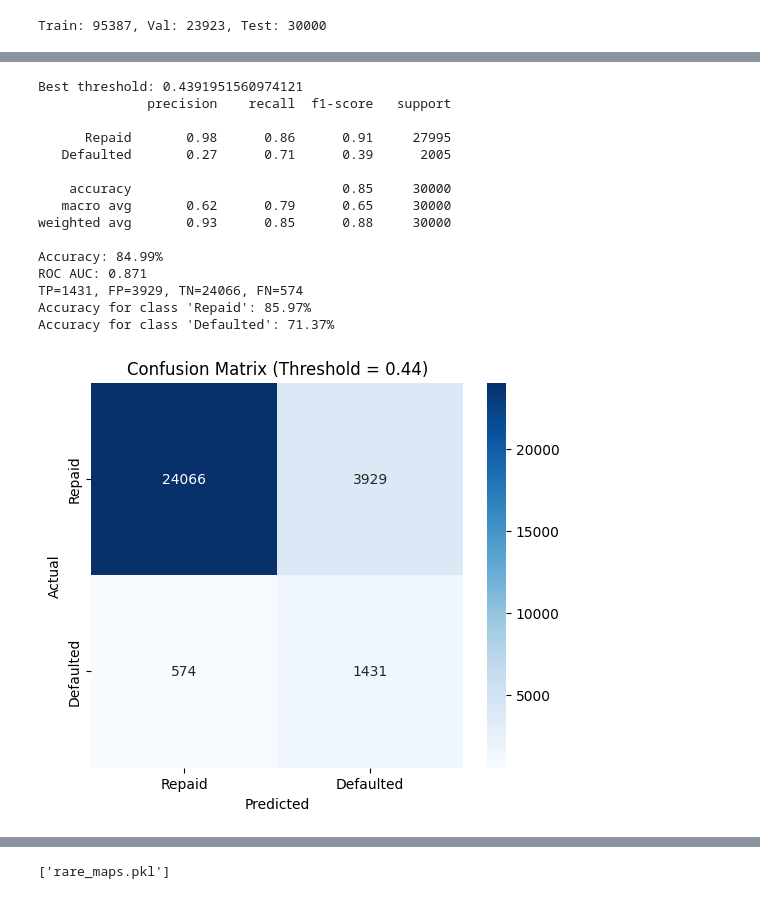
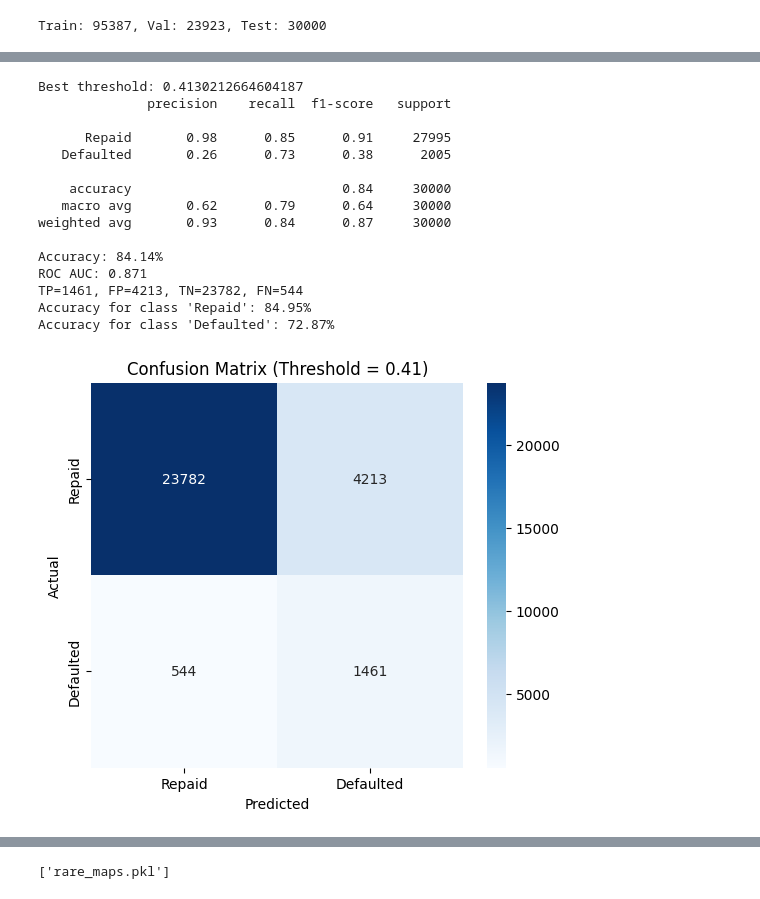
Before and after one commit to sunnysunny77/loan, a Jupyter notebook: cr.ipynb, the cells around one changed output, grey strips where cells are left out. Cells and saved outputs as stored; diff of their text form; code cells hidden in the pictures.

```diff
--- a/cr.ipynb
+++ b/cr.ipynb
@@ -49,7 +69,7 @@ Using xgb device: cuda
 # %%
-def load_datasets(base_path="./"):
+def load_datasets(base_path="/"):
 
-    files = {"train": "cs-training.csv"}
+    files = {"train": "kaggle/input/give-me-some-credit-dataset/cs-training.csv"}
     dfs = {}
 
     for key, filename in files.items():
@@ -1103,7 +1123,7 @@ with torch.no_grad():
 
 y_val_probs = np.array(y_val_probs)
 prec, rec, thresholds = precision_recall_curve(y_val, y_val_probs)
-best_thresh_a = threshold_by_target_recall(y_val, y_val_probs, thresholds, 0.68)
+best_thresh_a = threshold_by_target_recall(y_val, y_val_probs, thresholds, 0.70)
 
 y_test_probs = []
 with torch.no_grad():
@@ -1117,44 +1137,44 @@ y_test_probs = np.array(y_test_probs)
 y_test_pred_opt = (y_test_probs > best_thresh_a).astype(int)
 
 target_names = ['Repaid', 'Defaulted']
 report = classification_report(y_test, y_test_pred_opt, target_names=target_names)
 acc = accuracy_score(y_test, y_test_pred_opt)
 roc_auc = roc_auc_score(y_test, y_test_probs)
 cm = confusion_matrix(y_test, y_test_pred_opt)
 tn, fp, fn, tp = cm.ravel()
 per_class_acc = cm.diagonal() / cm.sum(axis=1)
 
 print("Best threshold:", best_thresh_a)
 print(report)
 print(f"Accuracy: {acc*100:.2f}%")
 print(f"ROC AUC: {roc_auc:.3f}")
 print(f"TP={tp}, FP={fp}, TN={tn}, FN={fn}")
 for i, class_name in enumerate(target_names):
     print(f"Accuracy for class '{class_name}': {per_class_acc[i]*100:.2f}%")
 
 plt.figure(figsize=(6,5))
 sns.heatmap(cm, annot=True, fmt='d', cmap='Blues', xticklabels=target_names, yticklabels=target_names)
 plt.xlabel("Predicted")
 plt.ylabel("Actual")
 plt.title(f"Confusion Matrix (Threshold = {best_thresh_a:.2f})")
 plt.show()
 # %% [output]
-Best threshold: 0.4391951560974121
+Best threshold: 0.4130212664604187
               precision    recall  f1-score   support
 
-      Repaid       0.98      0.86      0.91     27995
-   Defaulted       0.27      0.71      0.39      2005
+      Repaid       0.98      0.85      0.91     27995
+   Defaulted       0.26      0.73      0.38      2005
 
-    accuracy                           0.85     30000
-   macro avg       0.62      0.79      0.65     30000
-weighted avg       0.93      0.85      0.88     30000
+    accuracy                           0.84     30000
+   macro avg       0.62      0.79      0.64     30000
+weighted avg       0.93      0.84      0.87     30000
 
-Accuracy: 84.99%
+Accuracy: 84.14%
 ROC AUC: 0.871
-TP=1431, FP=3929, TN=24066, FN=574
-Accuracy for class 'Repaid': 85.97%
-Accuracy for class 'Defaulted': 71.37%
+TP=1461, FP=4213, TN=23782, FN=544
+Accuracy for class 'Repaid': 84.95%
+Accuracy for class 'Defaulted': 72.87%
-[figure, old version]
+[figure, new version]
 # %%
 # Booster
 def xgb_booster(X_train, y_train, X_val, y_val):
```
Also changed, not shown: parts of 13 cells of this notebook, 12 other files.
